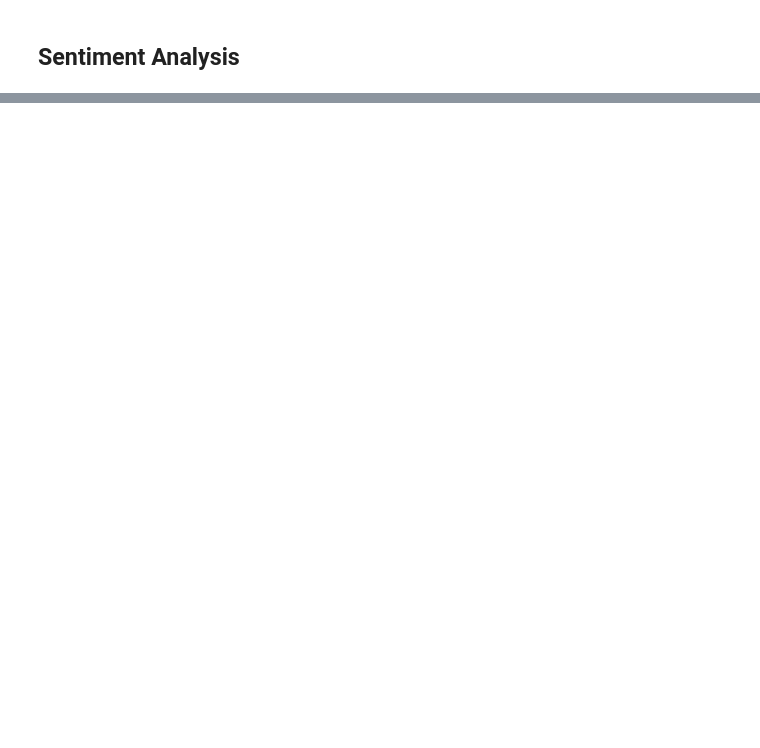
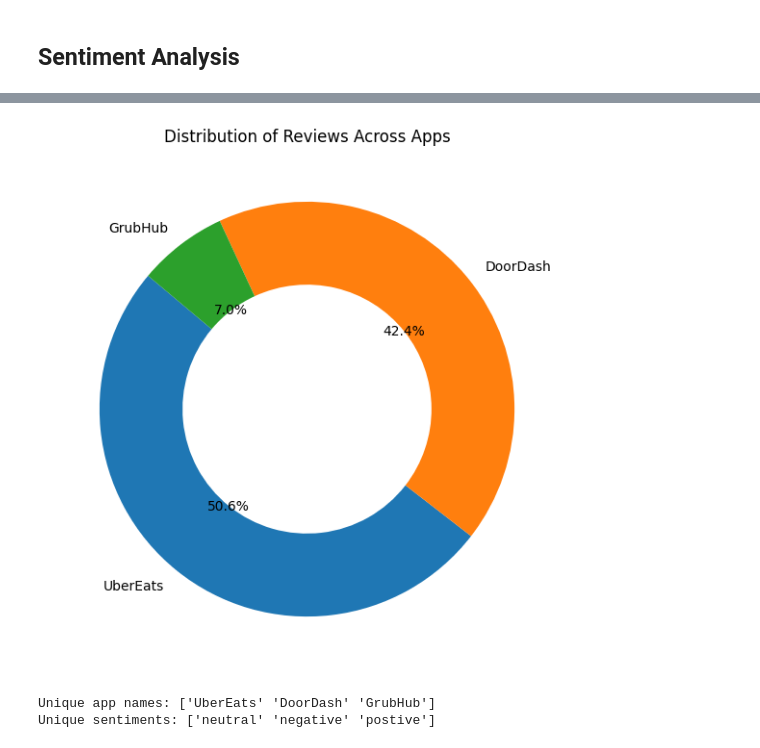
Before and after one commit to chirag1902/Multi-Platform-Review-Analysis-for-Food-Delivery-Apps, a Jupyter notebook: notebooks/Sentiment_Analysis.ipynb, the cells around one changed output, grey strips where cells are left out. Drawn from its saved outputs; the diff is of its cells as text; code cells hidden in the pictures; blank space fills up the shorter version.

```diff
--- a/notebooks/Sentiment_Analysis.ipynb
+++ b/notebooks/Sentiment_Analysis.ipynb
@@ -606,0 +136,33 @@ key_insights = extract_key_insights()
+# %%
+import matplotlib.pyplot as plt
+
+# STEP 1: Clean column names if needed
+df_combined.columns = df_combined.columns.str.strip()
+
+# STEP 2: Get the counts of each app_name
+app_counts = df_combined['app_name'].value_counts()
+
+# STEP 3: Create Pie Chart
+plt.figure(figsize=(7,7))
+plt.pie(
+    app_counts,
+    labels=app_counts.index,
+    autopct='%1.1f%%',
+    startangle=140,
+    wedgeprops=dict(width=0.4)  # For a nice donut look (optional)
+)
+plt.title('Distribution of Reviews Across Apps')
+plt.show()
+# %% [output]
+[figure, added]
+# %%
+# 1. Clean up app names and sentiments
+df_combined['app_name'] = df_combined['app_name'].str.strip()
+df_combined['sentiment'] = df_combined['sentiment'].str.strip().str.lower()
+
+# 2. Check again
+print("Unique app names:", df_combined['app_name'].unique())
+print("Unique sentiments:", df_combined['sentiment'].unique())
+# %% [output]
+Unique app names: ['UberEats' 'DoorDash' 'GrubHub']
+Unique sentiments: ['neutral' 'negative' 'postive']
```
Also changed, not shown: parts of 41 cells of this notebook.
